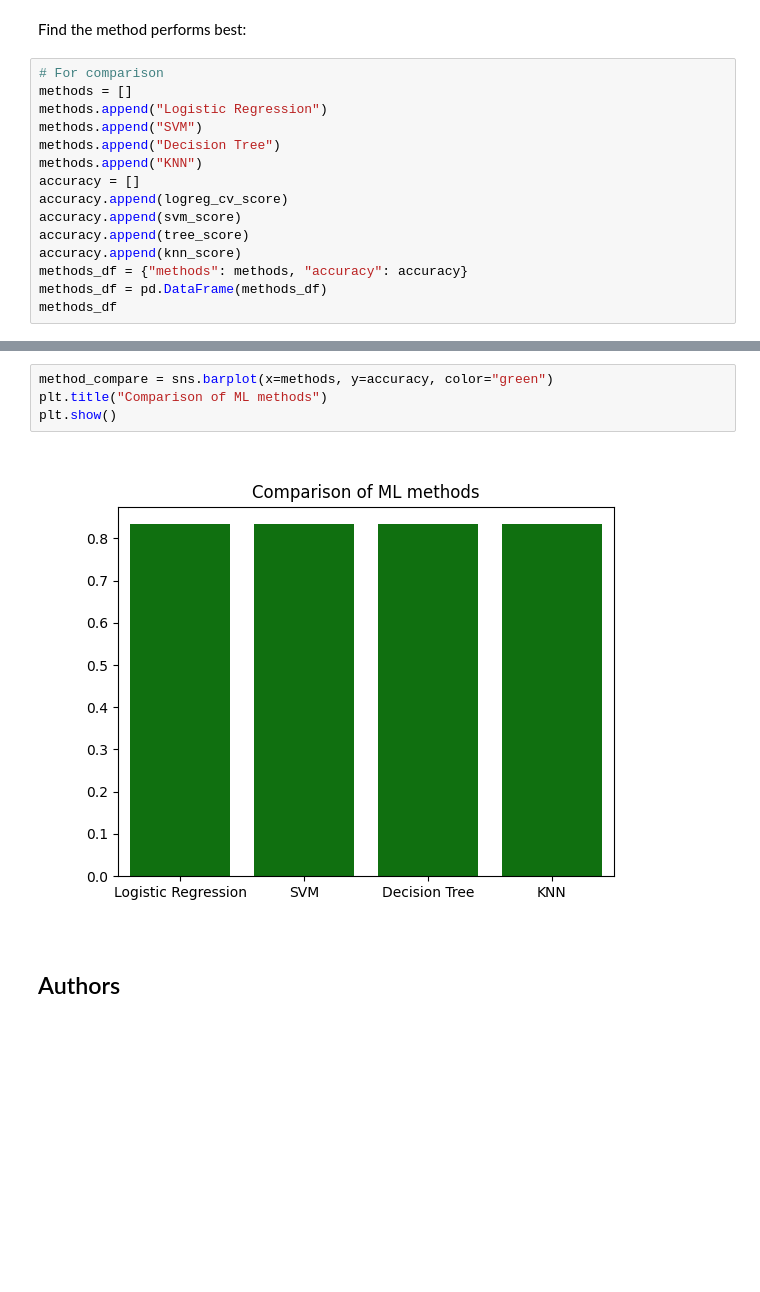
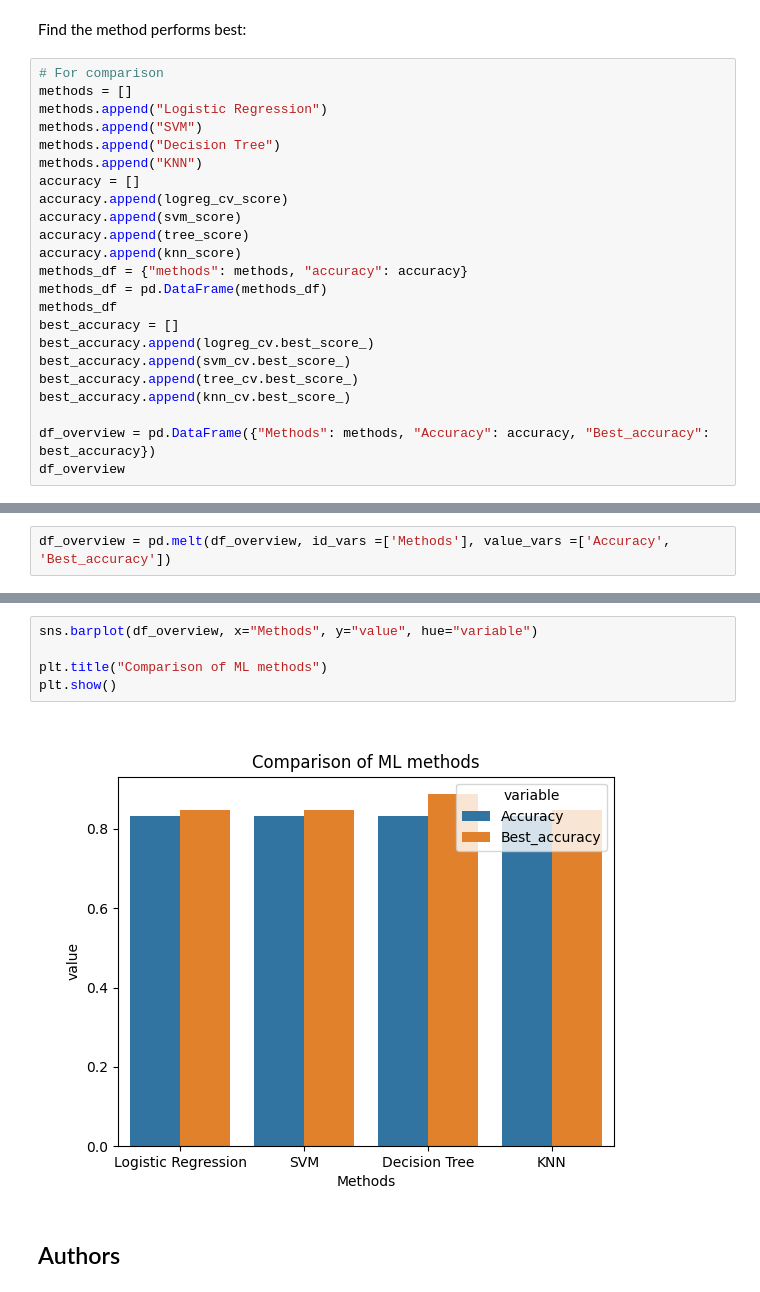
Before and after one commit to hmh0490/IBM-Data-science-course, a Jupyter notebook: Data science capstone project ML.ipynb, the cells around one changed output, grey strips where cells are left out. Cells and saved outputs as stored; diff of their text form; blank space fills up the shorter version.

Commit message:
Data science capstone project - ML

```diff
--- a/Data science capstone project ML.ipynb
+++ b/Data science capstone project ML.ipynb
@@ -367,4 +367,12 @@ accuracy.append(knn_score)
 methods_df = {"methods": methods, "accuracy": accuracy}
 methods_df = pd.DataFrame(methods_df)
 methods_df
+best_accuracy = []
+best_accuracy.append(logreg_cv.best_score_)
+best_accuracy.append(svm_cv.best_score_)
+best_accuracy.append(tree_cv.best_score_)
+best_accuracy.append(knn_cv.best_score_)
+
+df_overview = pd.DataFrame({"Methods": methods, "Accuracy": accuracy, "Best_accuracy": best_accuracy})
+df_overview
 # %% [output]
@@ -375,0 +384,2 @@ methods_df
+# %%
+df_overview = pd.melt(df_overview, id_vars =['Methods'], value_vars =['Accuracy', 'Best_accuracy'])
@@ -376,9 +398,10 @@ methods_df
 # %%
-method_compare = sns.barplot(x=methods, y=accuracy, color="green")
+sns.barplot(df_overview, x="Methods", y="value", hue="variable")
+
 plt.title("Comparison of ML methods")
 plt.show()
 # %% [output]
-[figure, old version]
+[figure, new version]
 # %% [markdown]
 ## Authors
 # %% [markdown]
```
Also changed, not shown: parts of 3 cells of this notebook.
